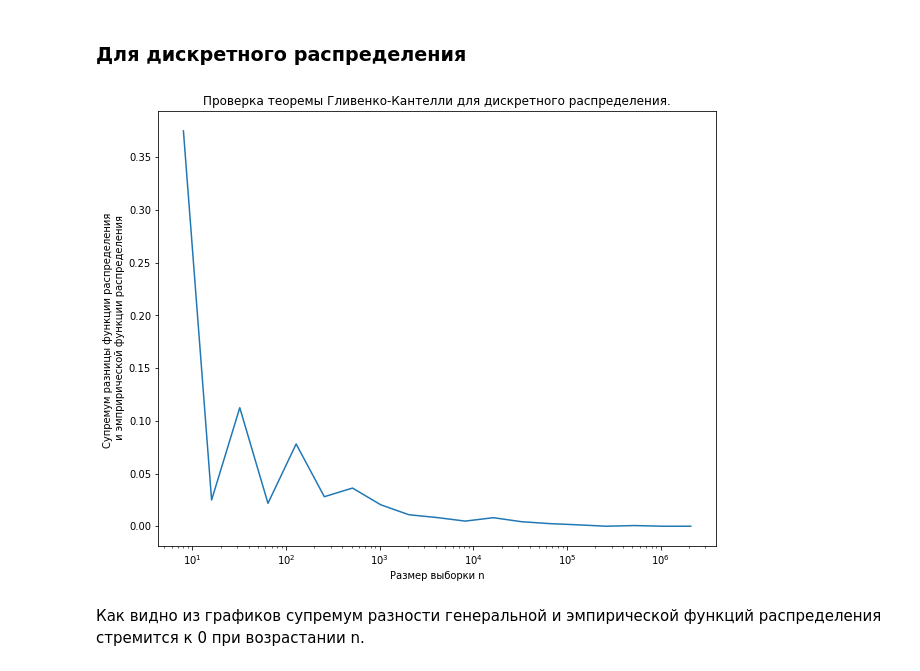
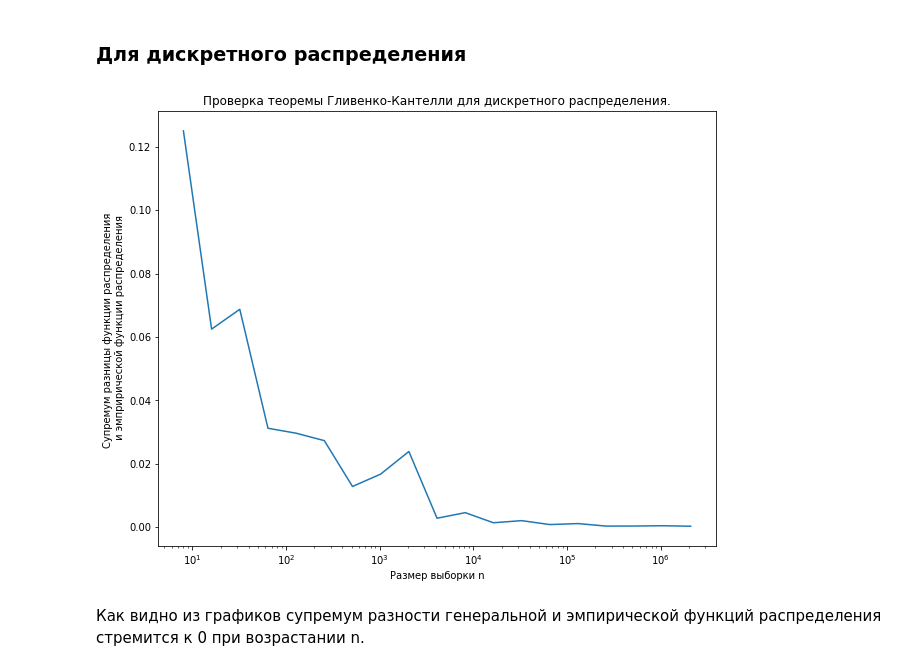
Before and after one commit to smetam/MS2020, a Jupyter notebook: mhw1.ipynb, the cells around one changed output. Saved outputs shown, nothing was run; the diff lists cells and outputs as text; code cells hidden in the pictures.

Commit message:
load images

```diff
--- a/mhw1.ipynb
+++ b/mhw1.ipynb
@@ -455,13 +459,13 @@ plot_supremum(sample_sizes, sup, 'распределения Коши')
 # %%
 sup = []
 sample_sizes = [2 ** i for i in range(3, 22)]
 
 for n_elements in sample_sizes:
     X = np.random.choice((1, 2, 3, 7), n_elements, p=(0.1, 0.2, 0.2, 0.5))
-    sup.append(calc_supremum(X, array_discrete_uniform_dist_function))
+    sup.append(calc_supremum(X, array_discrete_dist_function))
 
 plot_supremum(sample_sizes, sup, 'дискретного распределения')
 # %% [output]
-[figure, old version]
+[figure, new version]
 # %% [markdown]
 Как видно из графиков супремум разности генеральной и эмпирической функций распределения стремится к 0 при возрастании n.
```
Also changed, not shown: parts of 2 cells of this notebook.
